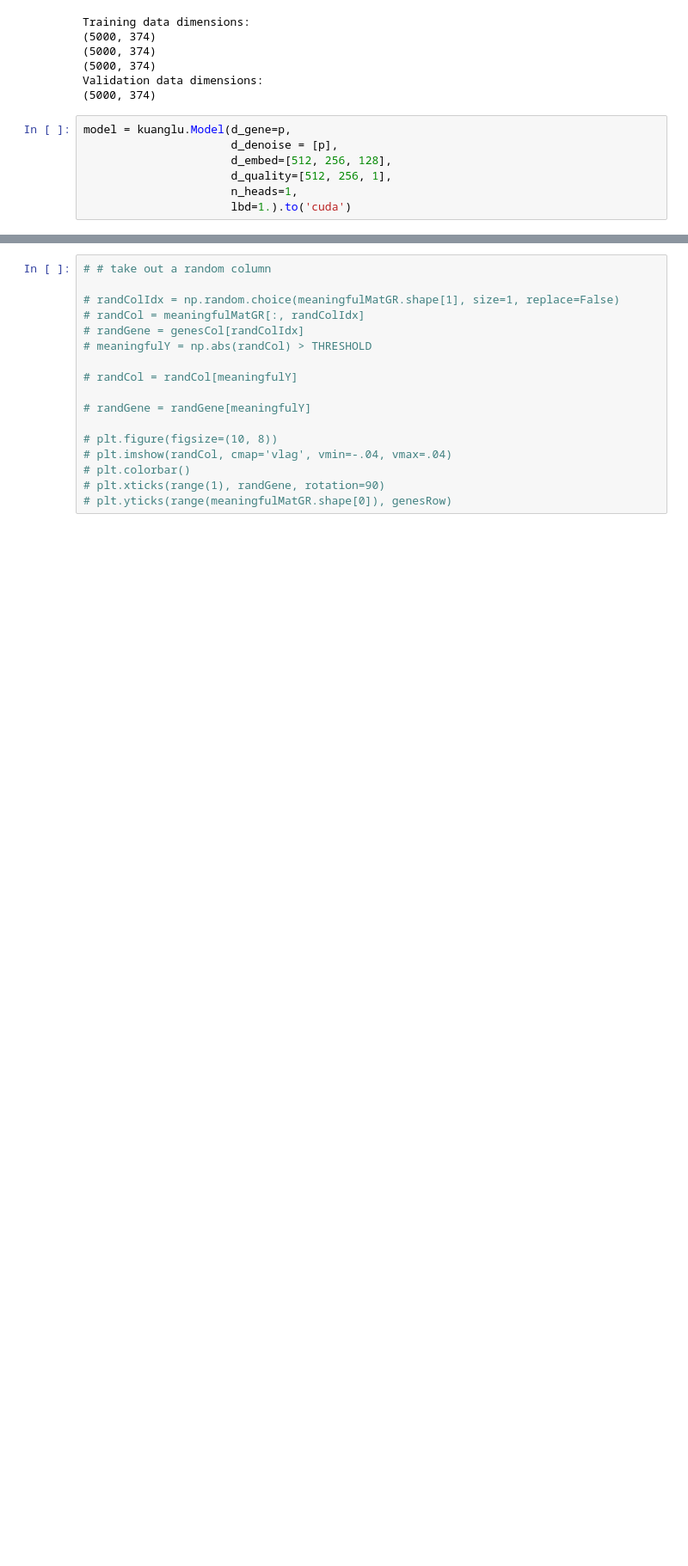
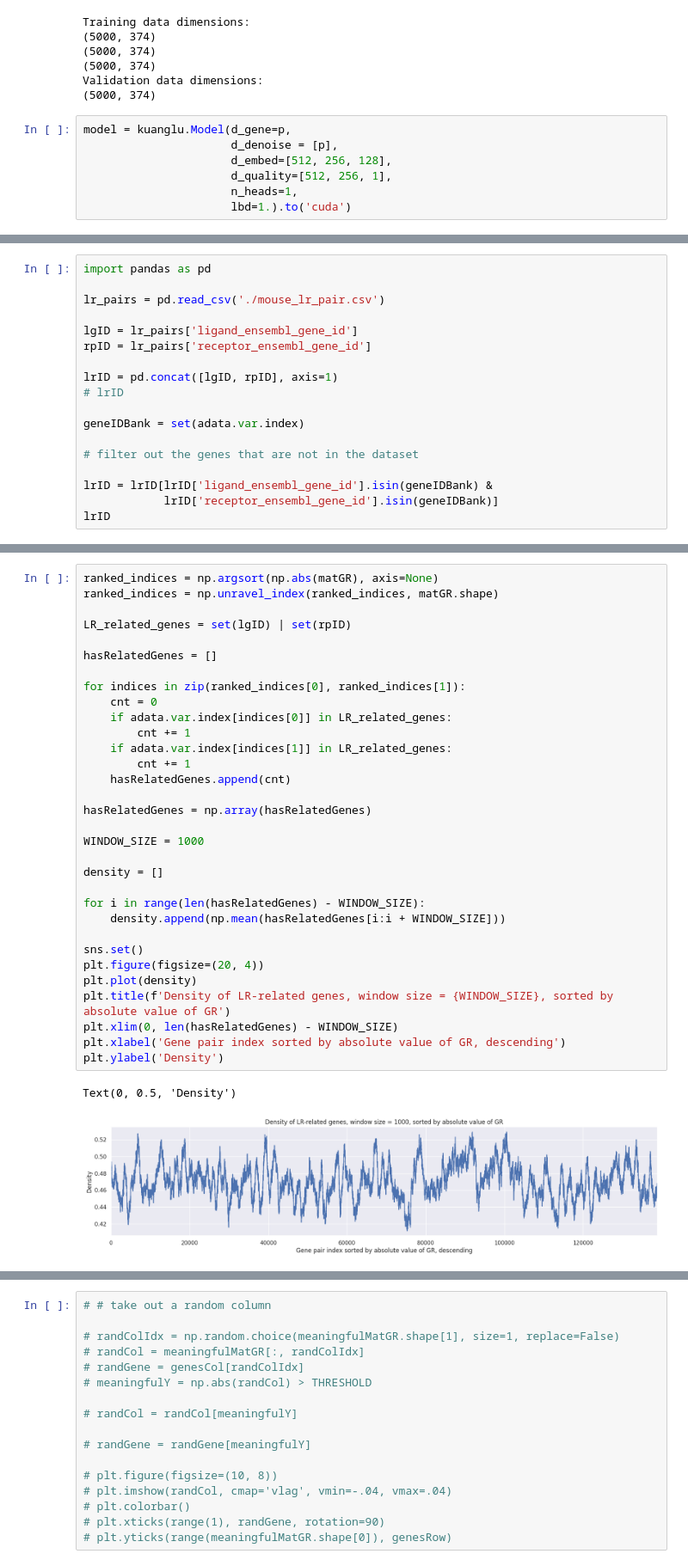
Before and after one commit to lshh125/kuanglu, a Jupyter notebook: examples/demo1.ipynb, the cells around one changed output, grey strips where cells are left out. Shown at 86% size. Drawn from its saved outputs; the diff is of its cells as text; blank space fills up the shorter version.

```diff
--- a/examples/demo1.ipynb
+++ b/examples/demo1.ipynb
@@ -279,0 +319,18 @@ plt.colorbar()
+# %%
+import pandas as pd
+
+lr_pairs = pd.read_csv('./mouse_lr_pair.csv')
+
+lgID = lr_pairs['ligand_ensembl_gene_id']
+rpID = lr_pairs['receptor_ensembl_gene_id']
+
+lrID = pd.concat([lgID, rpID], axis=1)
+# lrID
+
+geneIDBank = set(adata.var.index)
+
+# filter out the genes that are not in the dataset
+
+lrID = lrID[lrID['ligand_ensembl_gene_id'].isin(geneIDBank) &
+            lrID['receptor_ensembl_gene_id'].isin(geneIDBank)]
+lrID
@@ -280,3 +355,38 @@ plt.colorbar()
+# %%
+ranked_indices = np.argsort(np.abs(matGR), axis=None)
+ranked_indices = np.unravel_index(ranked_indices, matGR.shape)
+
+LR_related_genes = set(lgID) | set(rpID)
+
+hasRelatedGenes = []
+
+for indices in zip(ranked_indices[0], ranked_indices[1]):
+    cnt = 0
+    if adata.var.index[indices[0]] in LR_related_genes:
+        cnt += 1
+    if adata.var.index[indices[1]] in LR_related_genes:
+        cnt += 1
+    hasRelatedGenes.append(cnt)
+
+hasRelatedGenes = np.array(hasRelatedGenes)
+
+WINDOW_SIZE = 1000
+
+density = []
+
+for i in range(len(hasRelatedGenes) - WINDOW_SIZE):
+    density.append(np.mean(hasRelatedGenes[i:i + WINDOW_SIZE]))
+
+sns.set()
+plt.figure(figsize=(20, 4))
+plt.plot(density)
+plt.title(f'Density of LR-related genes, window size = {WINDOW_SIZE}, sorted by absolute value of GR')
+plt.xlim(0, len(hasRelatedGenes) - WINDOW_SIZE)
+plt.xlabel('Gene pair index sorted by absolute value of GR, descending')
+plt.ylabel('Density')
+# %% [output]
+Text(0, 0.5, 'Density')
+[figure, added]
 # %%
 genesCol = adata.var_names[meaningfulCols]
 genesRow = adata.var_names[meaningfulRows]
```
Also changed, not shown: parts of 18 cells of this notebook, 1 other file.
